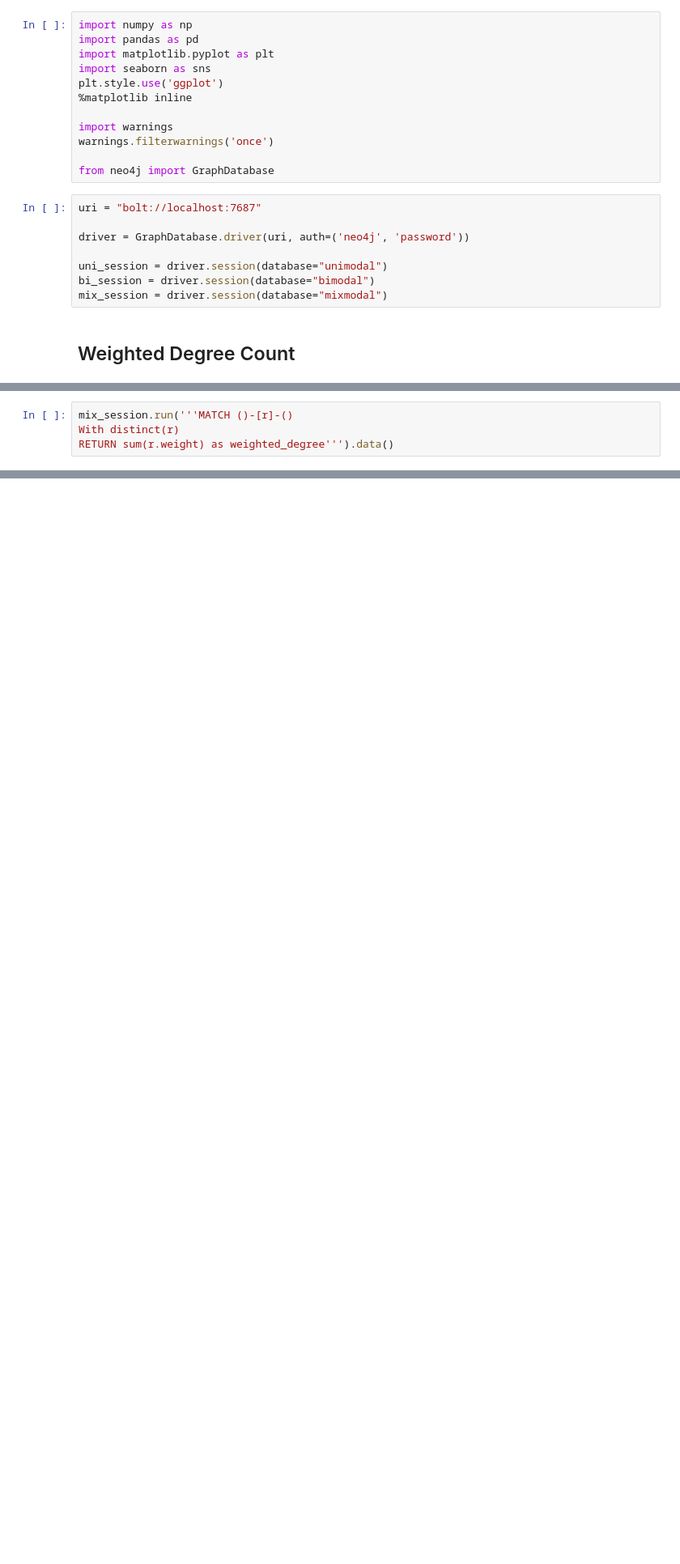
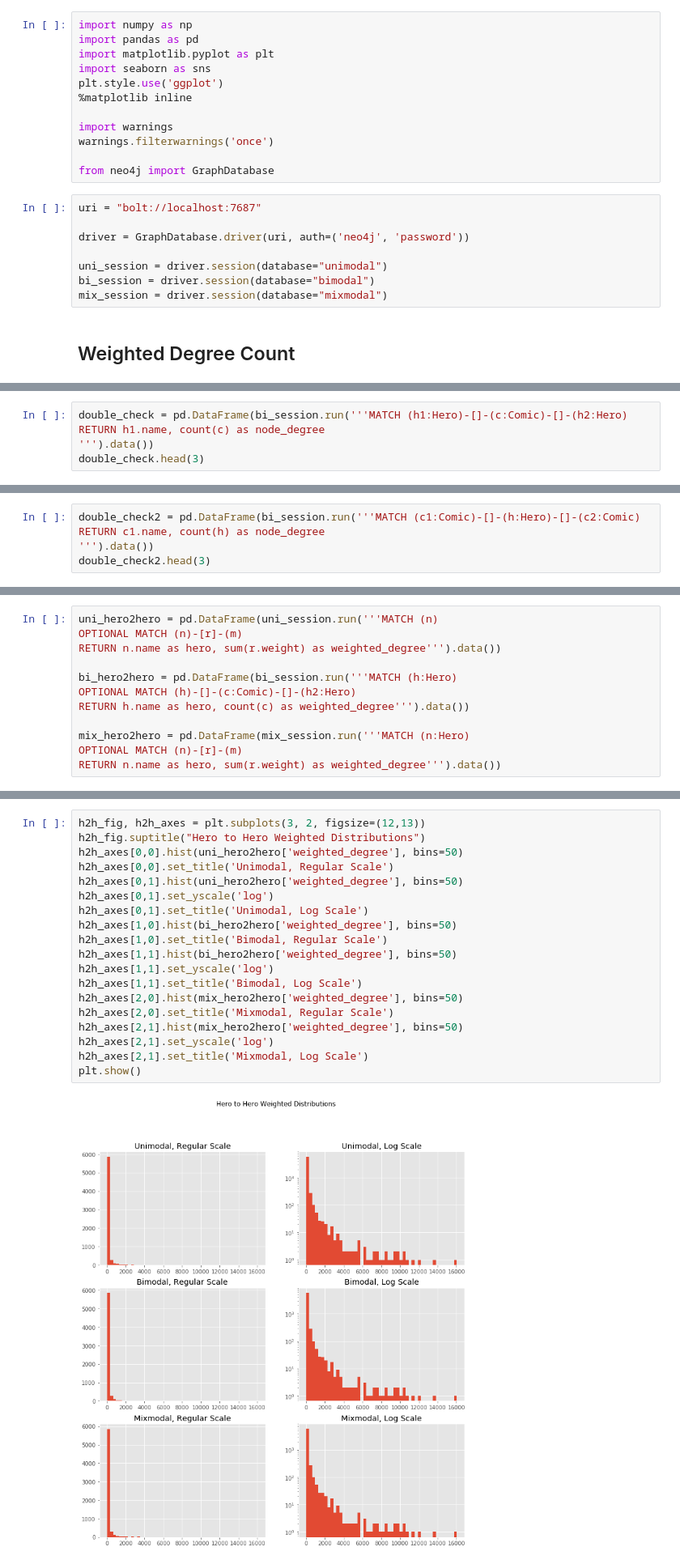
Before and after one commit to julielinx/datascience_diaries, a Jupyter notebook: graph/13a_nb_weighted_degree_comparison.ipynb, the cells around one changed output, grey strips where cells are left out. Shown: that part at 81% size. Drawn from its saved outputs; the diff is of its cells as text; blank space fills up the shorter version.

```diff
--- a/graph/13a_nb_weighted_degree_comparison.ipynb
+++ b/graph/13a_nb_weighted_degree_comparison.ipynb
@@ -37,4 +24,0 @@ RETURN sum(r.weight) as weighted_degree''').data()
-# %%
-mix_session.run('''MATCH ()-[r]-()
-With distinct(r)
-RETURN sum(r.weight) as weighted_degree''').data()
@@ -317,0 +65,5 @@ plt.show()
+# %%
+double_check = pd.DataFrame(bi_session.run('''MATCH (h1:Hero)-[]-(c:Comic)-[]-(h2:Hero)
+RETURN h1.name, count(c) as node_degree
+''').data())
+double_check.head(3)
@@ -317,0 +81,5 @@ plt.show()
+# %%
+double_check2 = pd.DataFrame(bi_session.run('''MATCH (c1:Comic)-[]-(h:Hero)-[]-(c2:Comic)
+RETURN c1.name, count(h) as node_degree
+''').data())
+double_check2.head(3)
@@ -317,0 +201,12 @@ plt.show()
+# %%
+uni_hero2hero = pd.DataFrame(uni_session.run('''MATCH (n)
+OPTIONAL MATCH (n)-[r]-(m)
+RETURN n.name as hero, sum(r.weight) as weighted_degree''').data())
+
+bi_hero2hero = pd.DataFrame(bi_session.run('''MATCH (h:Hero)
+OPTIONAL MATCH (h)-[]-(c:Comic)-[]-(h2:Hero)
+RETURN h.name as hero, count(c) as weighted_degree''').data())
+
+mix_hero2hero = pd.DataFrame(mix_session.run('''MATCH (n:Hero)
+OPTIONAL MATCH (n)-[r]-(m)
+RETURN n.name as hero, sum(r.weight) as weighted_degree''').data())
@@ -317,0 +234,21 @@ plt.show()
+# %%
+h2h_fig, h2h_axes = plt.subplots(3, 2, figsize=(12,13))
+h2h_fig.suptitle("Hero to Hero Weighted Distributions")
+h2h_axes[0,0].hist(uni_hero2hero['weighted_degree'], bins=50)
+h2h_axes[0,0].set_title('Unimodal, Regular Scale')
+h2h_axes[0,1].hist(uni_hero2hero['weighted_degree'], bins=50)
+h2h_axes[0,1].set_yscale('log')
+h2h_axes[0,1].set_title('Unimodal, Log Scale')
+h2h_axes[1,0].hist(bi_hero2hero['weighted_degree'], bins=50)
+h2h_axes[1,0].set_title('Bimodal, Regular Scale')
+h2h_axes[1,1].hist(bi_hero2hero['weighted_degree'], bins=50)
+h2h_axes[1,1].set_yscale('log')
+h2h_axes[1,1].set_title('Bimodal, Log Scale')
+h2h_axes[2,0].hist(mix_hero2hero['weighted_degree'], bins=50)
+h2h_axes[2,0].set_title('Mixmodal, Regular Scale')
+h2h_axes[2,1].hist(mix_hero2hero['weighted_degree'], bins=50)
+h2h_axes[2,1].set_yscale('log')
+h2h_axes[2,1].set_title('Mixmodal, Log Scale')
+plt.show()
+# %% [output]
+[figure, added]
```
Also changed, not shown: parts of 63 cells of this notebook, 10 other files.
